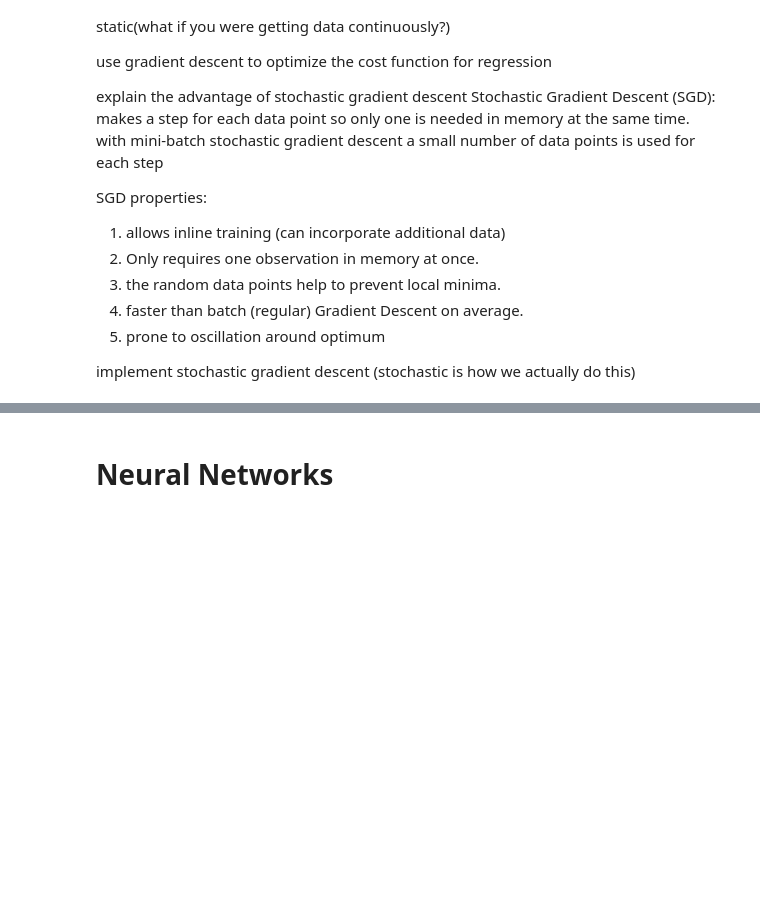
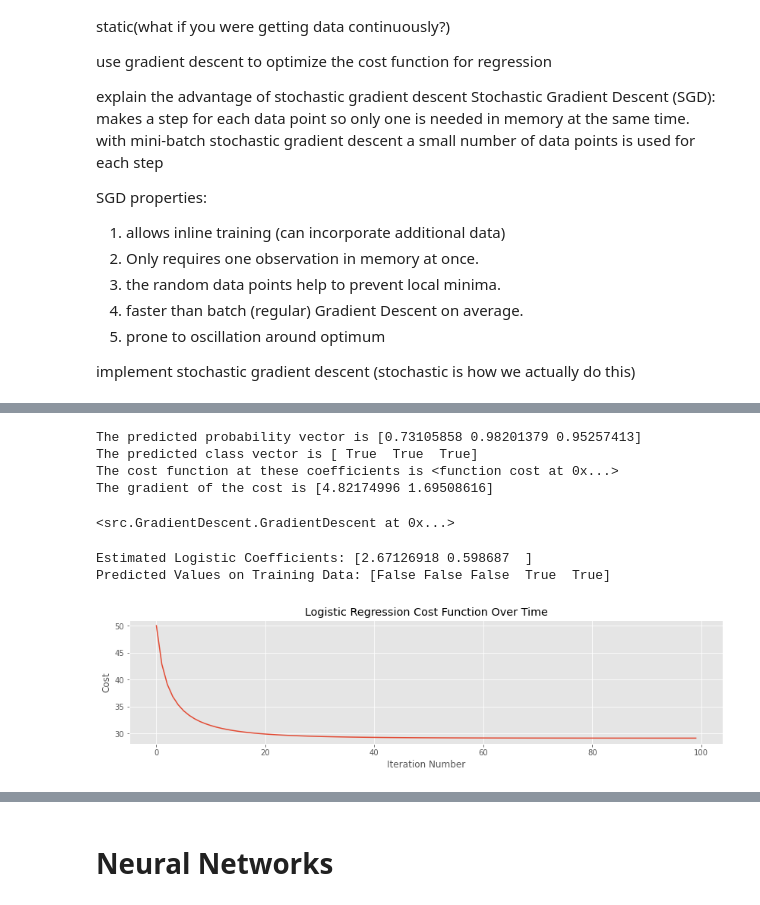
Before and after one commit to SmashAF/DSI_Study, a Jupyter notebook: Week6_Study_Sheet.ipynb, the cells around one changed output, grey strips where cells are left out. Cells and saved outputs as stored; diff of their text form; code cells hidden in the pictures; blank space fills up the shorter version.

```diff
--- a/Week6_Study_Sheet.ipynb
+++ b/Week6_Study_Sheet.ipynb
@@ -72,0 +159,51 @@ implement stochastic gradient descent (stochastic is how we actually do this)
+# %%
+# implement cost function
+X_sample = np.array([[0, 1], [2, 2], [3, 0]])
+y_sample = np.array([1, 0, 0])
+coeffs = np.array([1, 1])
+
+p = predict_proba(X_sample, coeffs)
+y_hat = predict(X_sample, coeffs)
+# cost = cost(X_sample, y_sample, coeffs)
+grad = gradient(X_sample, y_sample, coeffs)
+
+print("The predicted probability vector is {}".format(str(p)))
+print("The predicted class vector is {}".format(str(y_hat)))
+print("The cost function at these coefficients is {}".format(str(cost)))
+print("The gradient of the cost is {}".format(str(grad)))
+# %% [output]
+The predicted probability vector is [0.73105858 0.98201379 0.95257413]
+The predicted class vector is [ True  True  True]
+The cost function at these coefficients is <function cost at 0x...>
+The gradient of the cost is [4.82174996 1.69508616]
+# %%
+# now to implement gradient decent
+
+# Need to include fit_intercept=False, which will be added later in the exercises.
+gd = GradientDescent(cost, gradient, predict,
+                     fit_intercept=False, num_iterations=100)
+gd.fit(X, y)
+# %% [output]
+<src.GradientDescent.GradientDescent at 0x...>
+# %%
+#plot = cost if everything goes well cost history should go down over time.
+
+
+def plot_cost(GradientDescent, ax,alpha=1.0):
+
+    """Plot the in sample cost of a gradient descent run over time."""
+    ax.plot(range(len(gd.cost_history)), gd.cost_history, alpha=alpha)
+    ax.set_title("Logistic Regression Cost Function Over Time")
+    ax.set_xlabel("Iteration Number")
+    ax.set_ylabel("Cost")
+
+fig, ax = plt.subplots(1, figsize=(14, 3))
+
+plot_cost(GradientDescent, ax)
+
+print("Estimated Logistic Coefficients: {}".format(str(gd.coeffs)))
+print("Predicted Values on Training Data: {}".format(str(gd.predict(X)[:5])))
+# %% [output]
+Estimated Logistic Coefficients: [2.67126918 0.598687  ]
+Predicted Values on Training Data: [False False False  True  True]
+[figure, added]
```
Also changed, not shown: parts of 65 cells of this notebook, 10 other files.
